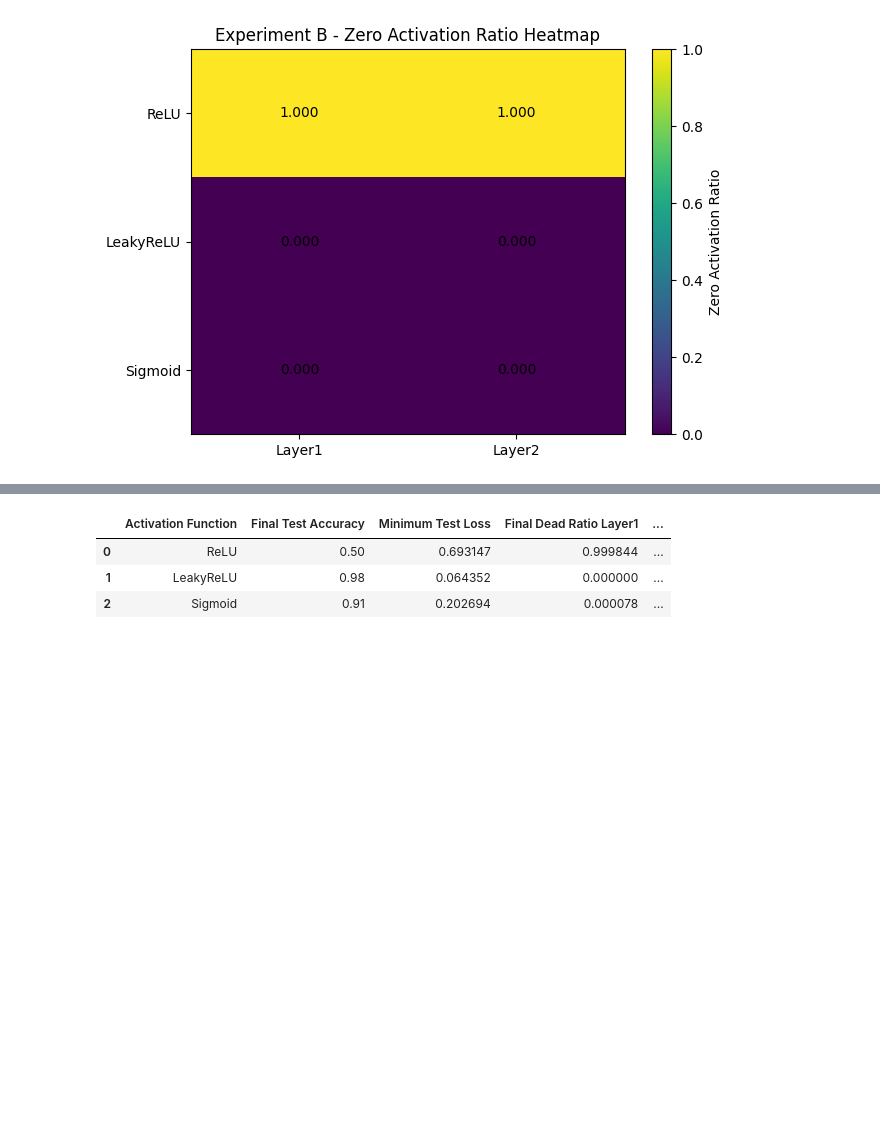
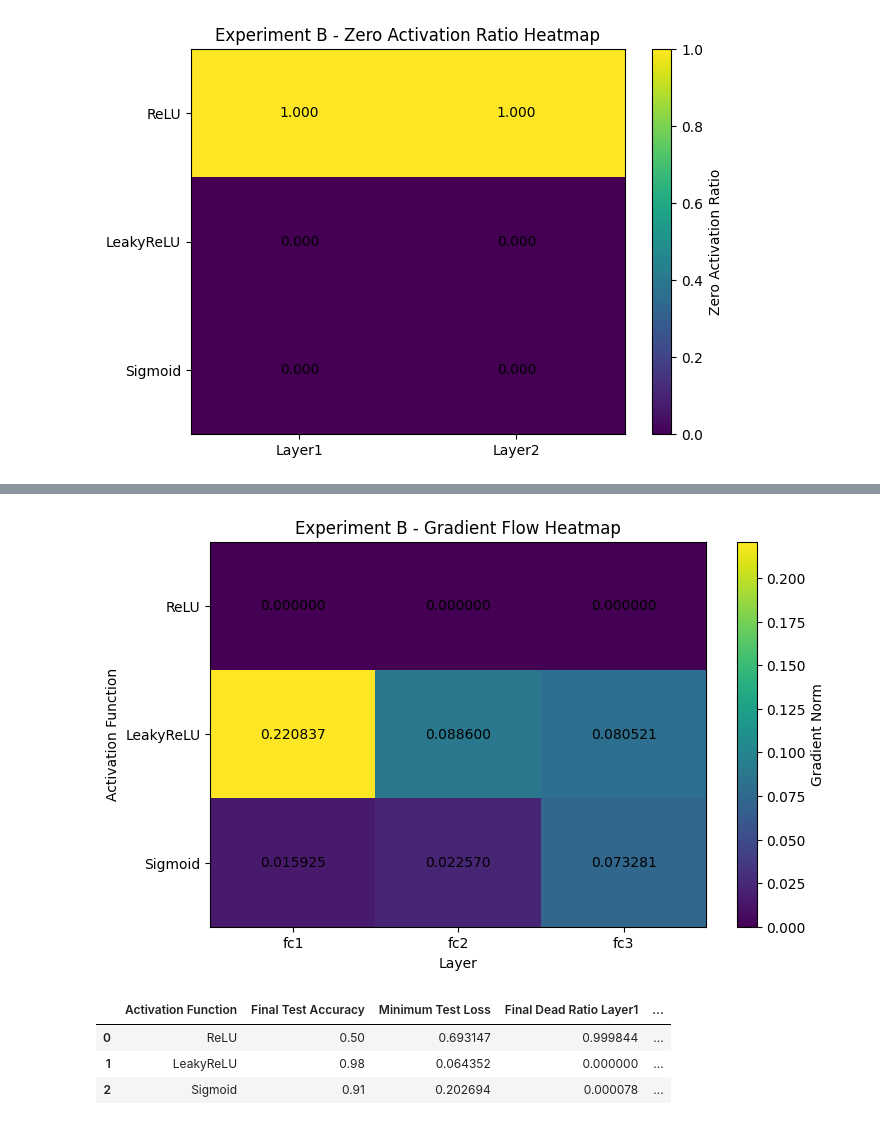
Before and after one commit to lhj0954/2026-1_CV, a Jupyter notebook: HW3_과제.ipynb, the cells around one changed output, grey strips where cells are left out. Drawn from its saved outputs; the diff is of its cells as text; code cells hidden in the pictures; blank space fills up the shorter version.

```diff
--- a/HW3_과제.ipynb
+++ b/HW3_과제.ipynb
@@ -949,3 +1150,48 @@ plt.show()
+# %%
+# 실험 B - Gradient Flow Heatmap
+
+gradient_heatmap = np.array([
+    [
+        relu_history["grad_fc1"][-1],
+        relu_history["grad_fc2"][-1],
+        relu_history["grad_fc3"][-1]
+    ],
+    [
+        leaky_history["grad_fc1"][-1],
+        leaky_history["grad_fc2"][-1],
+        leaky_history["grad_fc3"][-1]
+    ],
+    [
+        sigmoid_history["grad_fc1"][-1],
+        sigmoid_history["grad_fc2"][-1],
+        sigmoid_history["grad_fc3"][-1]
+    ]
+])
+
+plt.figure(figsize=(8, 5))
+plt.imshow(gradient_heatmap, aspect="auto")
+plt.colorbar(label="Gradient Norm")
+
+plt.xticks([0, 1, 2], ["fc1", "fc2", "fc3"])
+plt.yticks([0, 1, 2], ["ReLU", "LeakyReLU", "Sigmoid"])
+
+plt.title("Experiment B - Gradient Flow Heatmap")
+
+for i in range(gradient_heatmap.shape[0]):
+    for j in range(gradient_heatmap.shape[1]):
+        plt.text(
+            j,
+            i,
+            f"{gradient_heatmap[i, j]:.6f}",
+            ha="center",
+            va="center"
+        )
+
+plt.xlabel("Layer")
+plt.ylabel("Activation Function")
+plt.show()
+# %% [output]
+[figure, added]
 # %%
 # 28. 실험 B - 정량 비교표
 
```
Also changed, not shown: parts of 7 cells of this notebook.
